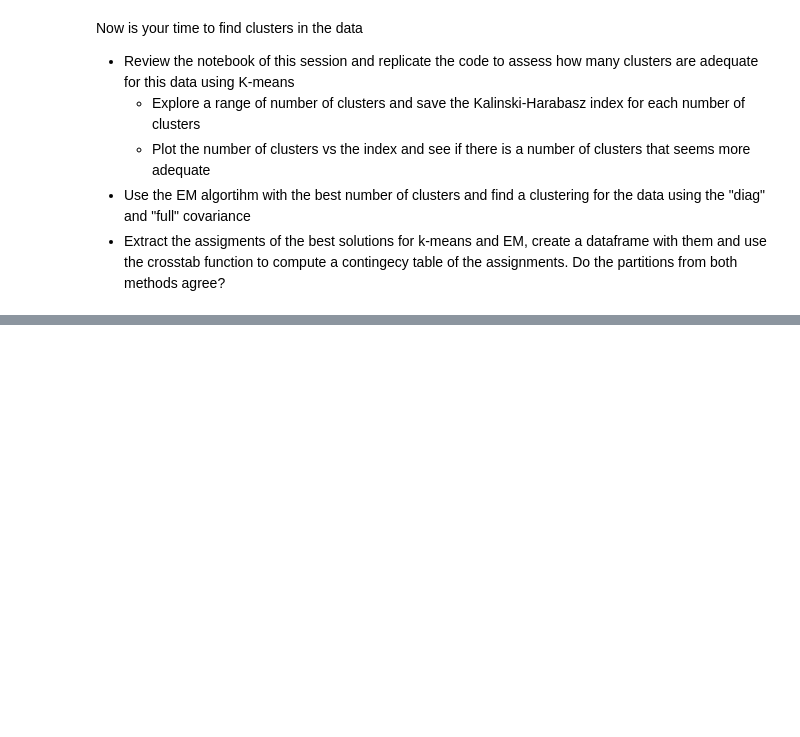
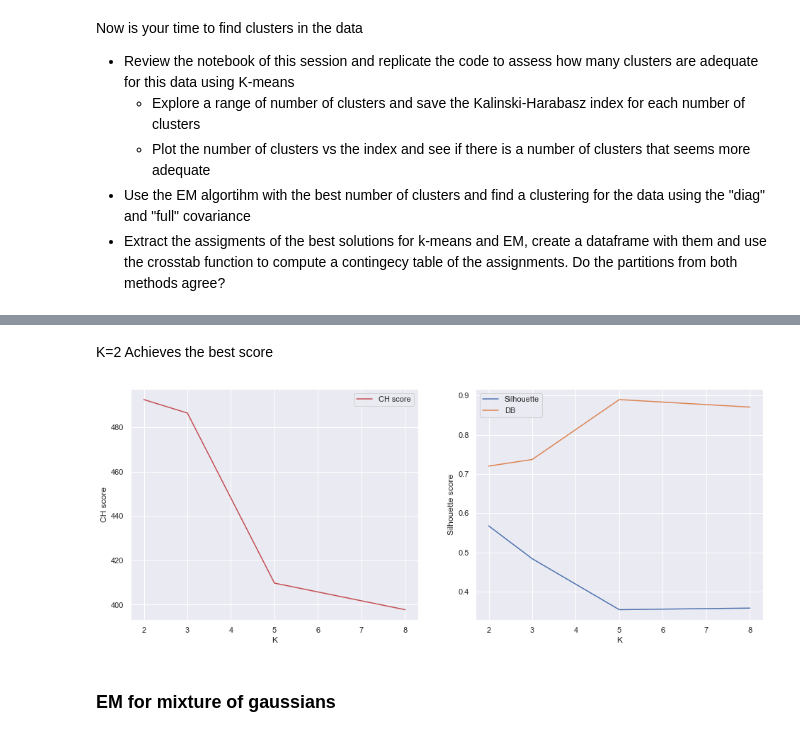
Before and after one commit to monadplus/ML, a Jupyter notebook: lab/lab6/ml06-exercise.ipynb, the cells around one changed output, grey strips where cells are left out. Saved outputs shown, nothing was run; the diff lists cells and outputs as text; code cells hidden in the pictures; blank space fills up the shorter version.

```diff
--- a/lab/lab6/ml06-exercise.ipynb
+++ b/lab/lab6/ml06-exercise.ipynb
@@ -152,0 +232,15 @@ Now is your time to find clusters in the data
+# %% [markdown]
+K=2 Achieves the best score
+# %%
+results_df = results_df.sort_index()
+results_df = results_df.astype(float)
+
+fig, ax = plt.subplots(1,2, figsize=(16,6))
+
+sns.lineplot(x='K', y='CH score',data=results_df.reset_index(),label='CH score', color='r', ax=ax[0]);
+sns.lineplot(x='K', y='Silhouette score',data=results_df.reset_index(),label='Silhouette',ax=ax[1]);
+sns.lineplot(x='K', y='DB score',data=results_df.reset_index(),label='DB');
+# %% [output]
+[figure, added]
+# %% [markdown]
+### EM for mixture of gaussians
```
Also changed, not shown: parts of 19 cells of this notebook, 1 other file.
